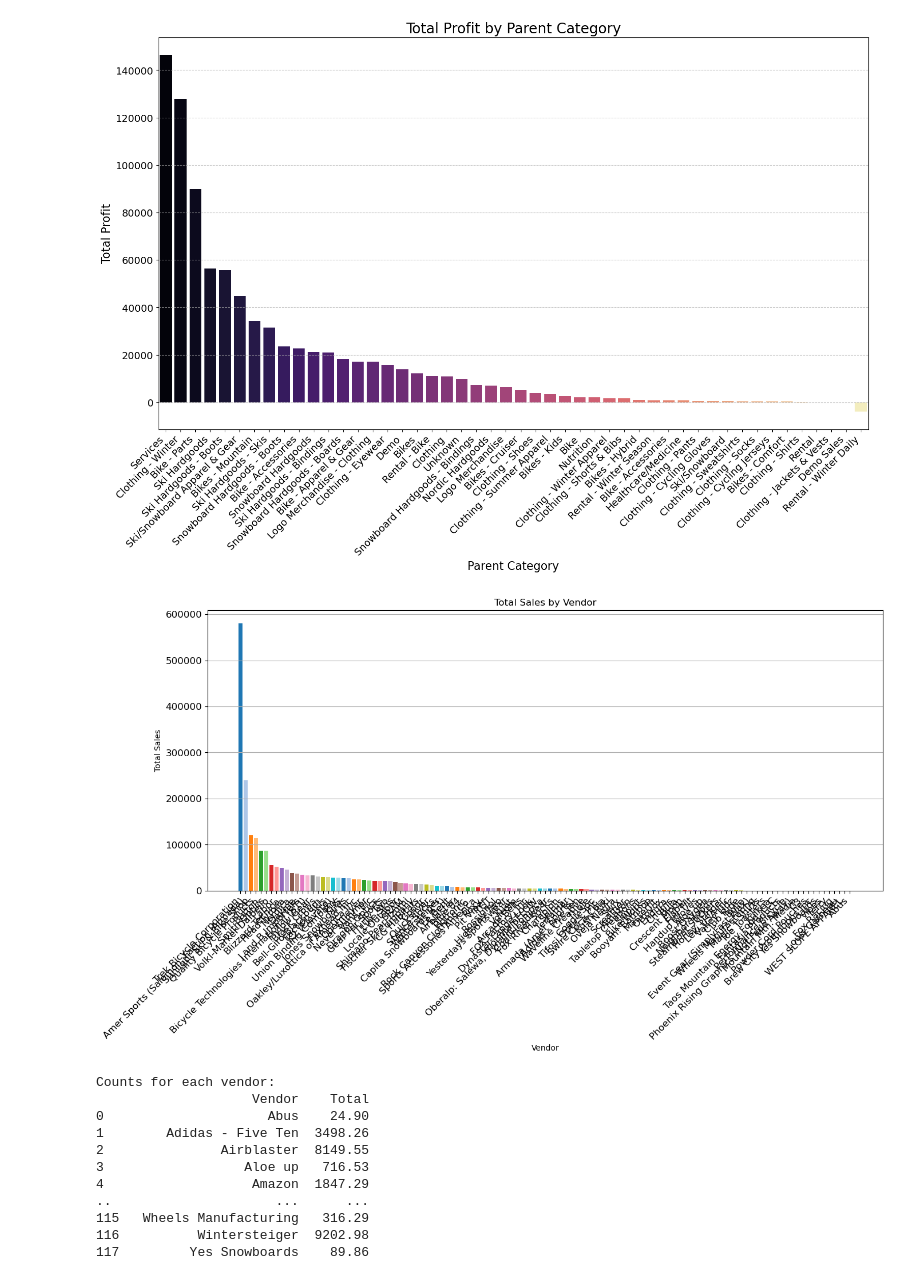
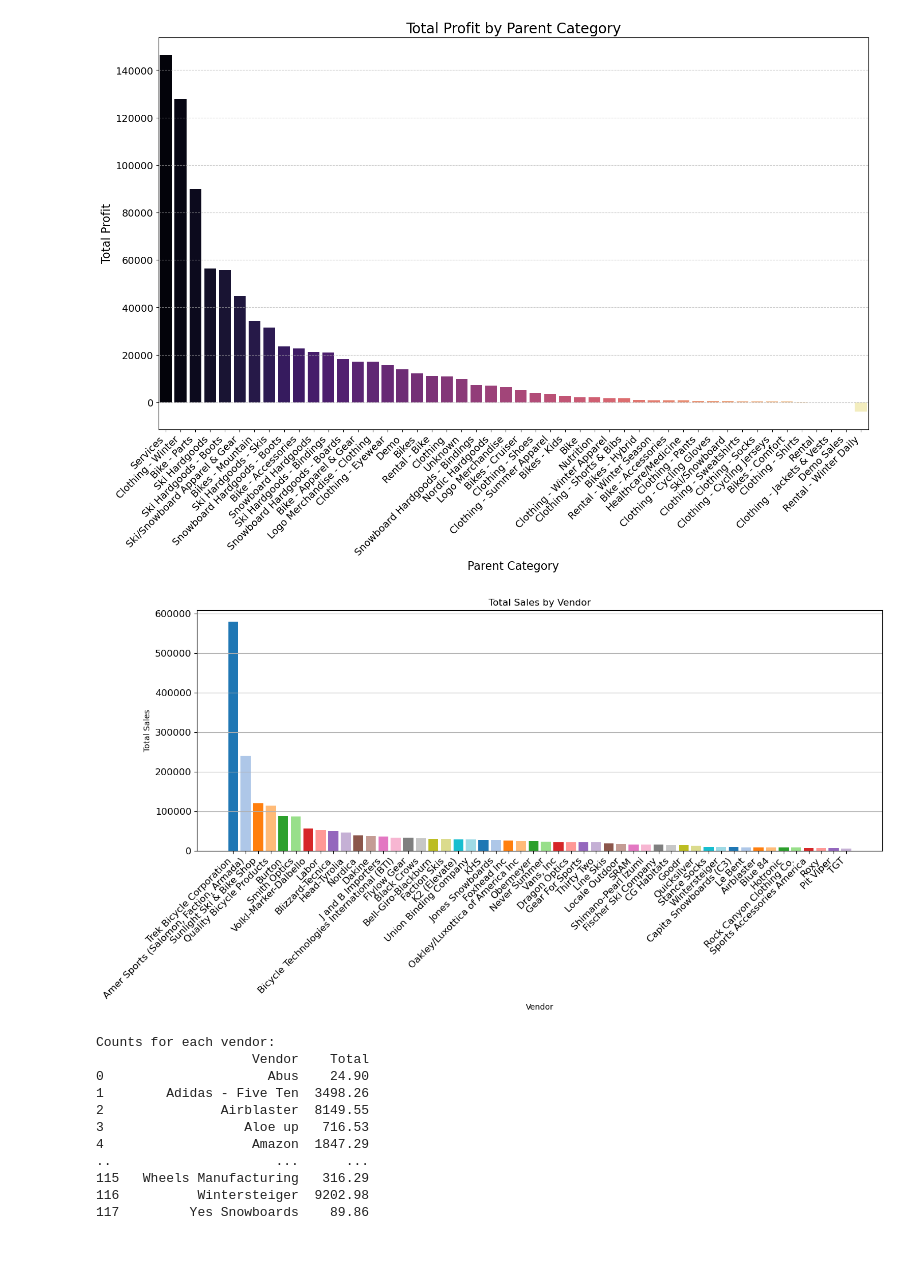
Before and after one commit to MappingKat/SunlightMtnRetail, a Jupyter notebook: notebooks/Sunlight Retail Store Stats.ipynb, the cells around one changed output. Cells and saved outputs as stored; diff of their text form; code cells hidden in the pictures; blank space fills up the shorter version.

```diff
--- a/notebooks/Sunlight Retail Store Stats.ipynb
+++ b/notebooks/Sunlight Retail Store Stats.ipynb
@@ -101,33 +108,37 @@ plt.show()
 [figure]
 [figure]
 # %%
+import pandas as pd
+import matplotlib.pyplot as plt
+
+# Assuming df is your DataFrame
 # Aggregate sales by vendor
 vendor_sales = df.groupby('Vendor').agg({'Total': 'sum'}).reset_index()
 
 # Filter vendors with total sales >= 20
 vendor_sales_filtered = vendor_sales[vendor_sales['Total'] >= 20]
 
-# Sort the values by total sales in descending order
-vendor_sales_sorted = vendor_sales_filtered.sort_values(by='Total', ascending=False)
+# Sort the values by total sales in descending order and select top 50 vendors
+vendor_sales_sorted = vendor_sales_filtered.sort_values(by='Total', ascending=False).head(50)
 
 # Plot vendor sales
 plt.figure(figsize=(14, 7))
 bars = plt.bar(vendor_sales_sorted['Vendor'], vendor_sales_sorted['Total'], width=0.8, color=plt.cm.tab20.colors)
 
 plt.title('Total Sales by Vendor')
 plt.ylabel('Total Sales')
 plt.xlabel('Vendor')
 plt.grid(True, axis='y')
 
 # Improve the readability of the labels
 plt.xticks(rotation=45, ha='right', fontsize=12)
 plt.yticks(fontsize=12)
 plt.tight_layout()
-plt.subplots_adjust(bottom=0.25)  # Add spacing at the bottom for x-axis labels
+plt.subplots_adjust(bottom=0.35)  # Add more spacing at the bottom for x-axis labels
 
 plt.show()
 # %% [output]
-[figure, old version]
+[figure, new version]
 # %%
 # Aggregate sales by vendor
 vendor_sales = df.groupby('Vendor').agg({'Total': 'sum'}).reset_index()
```
Also changed, not shown: parts of 6 cells of this notebook, 7 other files.
